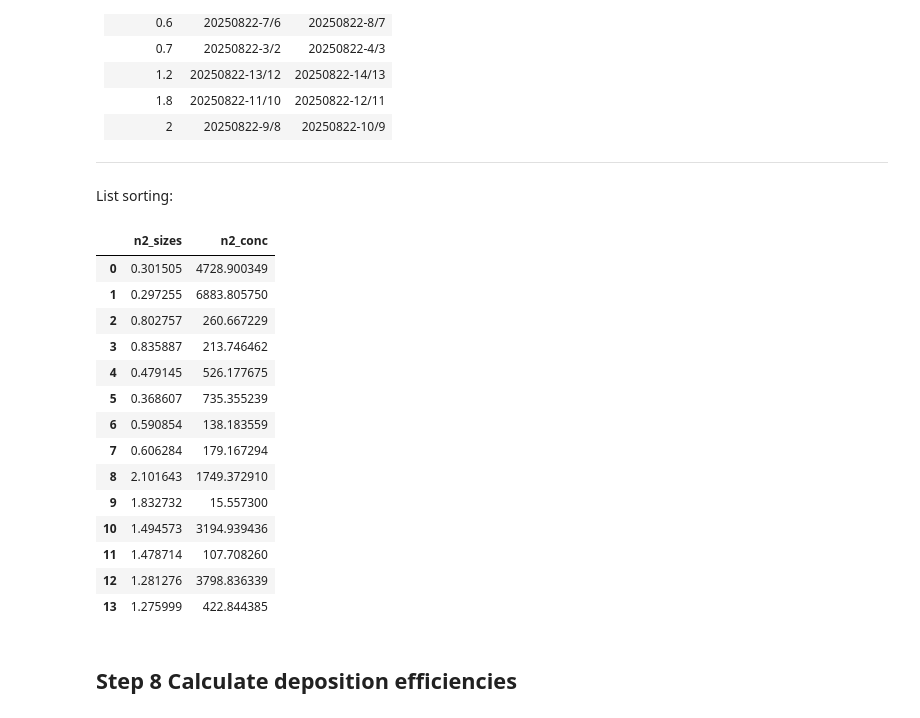
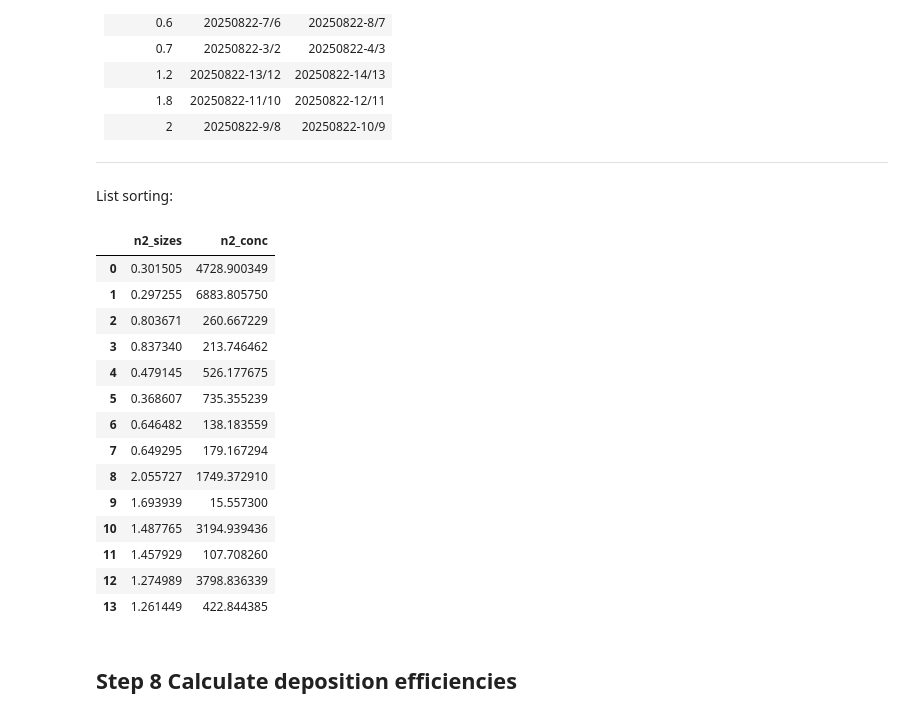
Before and after one commit to Haisch-Group/pypana, a Jupyter notebook: JupyterNotebooks/jupyter_example.ipynb, the cells around one changed output. Drawn from its saved outputs; the diff is of its cells as text; code cells hidden in the pictures.

```diff
--- a/JupyterNotebooks/jupyter_example.ipynb
+++ b/JupyterNotebooks/jupyter_example.ipynb
@@ -105,7 +94,7 @@ file saved to C:/Users/kevin.maier/Desktop/JuPyterEval/20250822_Promo_distributi
 # cutting whole measurements with same size would be easy:
 # enter dataset, lower size limit, upper size limit, measurements as list or range
 
-Dist.cut_dist(welas_20250822, 0.6, 10, range(1, 15))
+dist.cut_dist(welas_20250822, range(1, 15), 0.6, 10)
 
 # if multiple cuts must be done:
 # preallocate arrays in size of the whole measurements
@@ -116,7 +105,7 @@ Dist.cut_dist(welas_20250822, 0.6, 10, range(1, 15))
 
 # # fill dummy-arrays with cut distributions in specific size range and measurement range
 
-# dummy1, dummy2, dummy3, _ = Dist.cut_dist_data(welas_20250822["X"],welas_20250822["Cn"],welas_20250822["dX"], 0.4, 10, range(1,9));
+# dummy1, dummy2, dummy3, _ = dist.cut_dist_data(welas_20250822["X"],welas_20250822["Cn"],welas_20250822["dX"], 0.4, 10, range(1,9));
 
 # # then write these arrays into the preallocated arrays from before in the correct lines (here python logic with counting from 0 must be used)
 
@@ -128,7 +117,7 @@ Dist.cut_dist(welas_20250822, 0.6, 10, range(1, 15))
 
 # # do the same for as many different size ranges as needed
 
-# dummy4, dummy5, dummy6, _ = Dist.cut_dist_data(welas_20250822["X"],welas_20250822["Cn"],welas_20250822["dX"], 0.8, 10, range(9,15));
+# dummy4, dummy5, dummy6, _ = dist.cut_dist_data(welas_20250822["X"],welas_20250822["Cn"],welas_20250822["dX"], 0.8, 10, range(9,15));
 # ct=0
 # for k in range(8,14):
 #     for i in range(len(dummy4[0])):
@@ -137,7 +126,7 @@ Dist.cut_dist(welas_20250822, 0.6, 10, range(1, 15))
 
 # calculate the concentration of the cut arrays
 
-welas_20250822["results"]["cut_conc_Cn"] = Dist.get_conc(welas_20250822["cut_Cn"])
+welas_20250822["results"]["cut_conc_Cn"] = dist.get_conc(welas_20250822["cut_Cn"])
 # %% [markdown]
 ## Step 7 Calculate geometric values of distributions and print the results
 # %%
@@ -185,39 +174,39 @@ List sorting:
 # %%
 n2_sizes = []
 n2_conc = []
 for k in [0, 1]:
-    n2_sizes.append(welas_20250822["results"]["dg"][k])
-    n2_conc.append(welas_20250822["results"]["calc_conc_n"][k])
+    n2_sizes.append(welas_20250822["results"]["dg_Cn"][k])
+    n2_conc.append(welas_20250822["results"]["calc_conc_Cn"][k])
 for k in [2, 3]:
     n2_sizes.append(welas_20250822["results"]["cut_dg"][k])
     n2_conc.append(welas_20250822["results"]["cut_conc_Cn"][k])
 for k in [4, 5]:
-    n2_sizes.append(welas_20250822["results"]["dg"][k])
-    n2_conc.append(welas_20250822["results"]["calc_conc_n"][k])
+    n2_sizes.append(welas_20250822["results"]["dg_Cn"][k])
+    n2_conc.append(welas_20250822["results"]["calc_conc_Cn"][k])
 for k in [6, 7]:
     n2_sizes.append(welas_20250822["results"]["cut_dg"][k])
     n2_conc.append(welas_20250822["results"]["cut_conc_Cn"][k])
 for k in range(8, 14):
     n2_sizes.append(welas_20250822["results"]["cut_dg"][k])
     n2_conc.append(welas_20250822["results"]["cut_conc_Cn"][k])
 unsorted_n2 = pd.DataFrame({"n2_sizes": n2_sizes, "n2_conc": n2_conc})
 unsorted_n2
 # %% [output]
 |  | n2_sizes | n2_conc |
 | 0 | 0.301505 | 4728.900349 |
 | 1 | 0.297255 | 6883.805750 |
-| 2 | 0.802757 | 260.667229 |
-| 3 | 0.835887 | 213.746462 |
+| 2 | 0.803671 | 260.667229 |
+| 3 | 0.837340 | 213.746462 |
 | 4 | 0.479145 | 526.177675 |
 | 5 | 0.368607 | 735.355239 |
-| 6 | 0.590854 | 138.183559 |
-| 7 | 0.606284 | 179.167294 |
-| 8 | 2.101643 | 1749.372910 |
-| 9 | 1.832732 | 15.557300 |
-| 10 | 1.494573 | 3194.939436 |
-| 11 | 1.478714 | 107.708260 |
-| 12 | 1.281276 | 3798.836339 |
-| 13 | 1.275999 | 422.844385 |
+| 6 | 0.646482 | 138.183559 |
+| 7 | 0.649295 | 179.167294 |
+| 8 | 2.055727 | 1749.372910 |
+| 9 | 1.693939 | 15.557300 |
+| 10 | 1.487765 | 3194.939436 |
+| 11 | 1.457929 | 107.708260 |
+| 12 | 1.274989 | 3798.836339 |
+| 13 | 1.261449 | 422.844385 |
 # %% [markdown]
 ## Step 8 Calculate deposition efficiencies
 # %%
```
Also changed, not shown: parts of 12 cells of this notebook.
